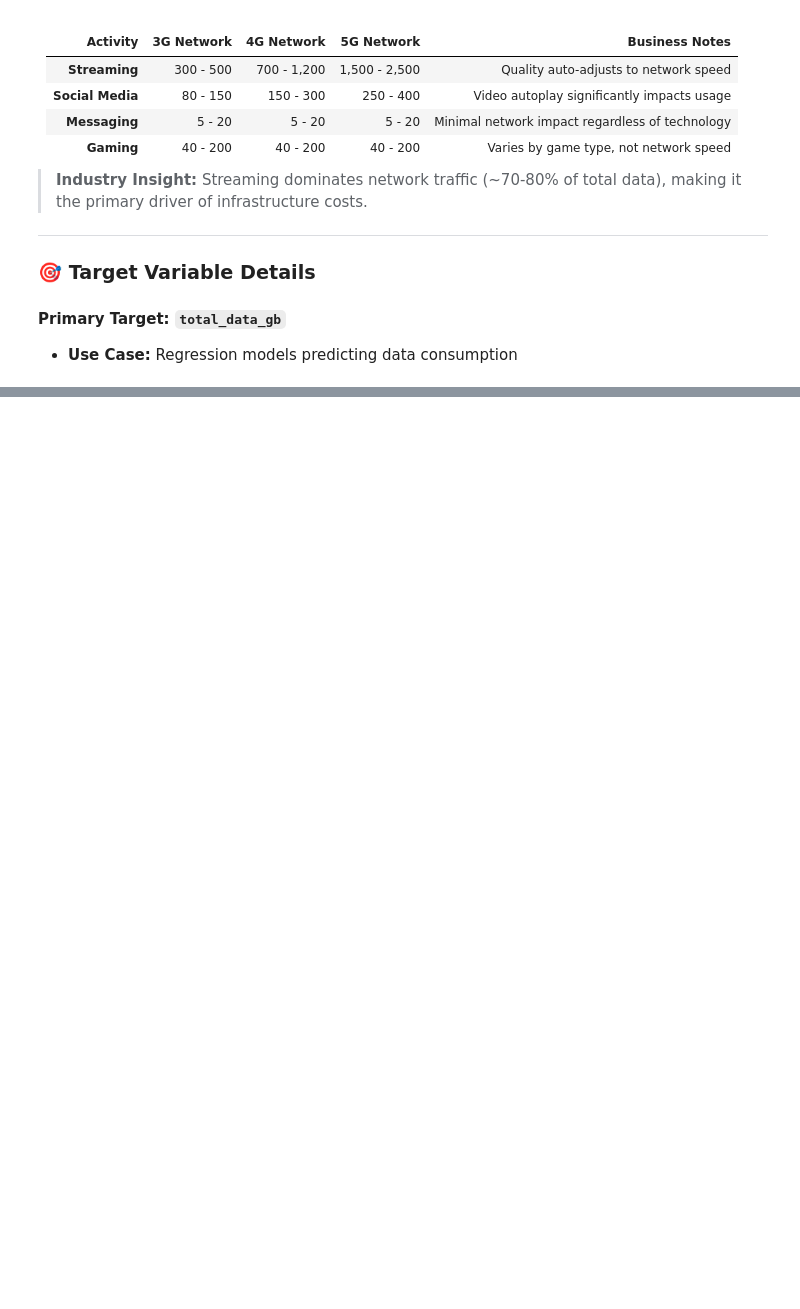
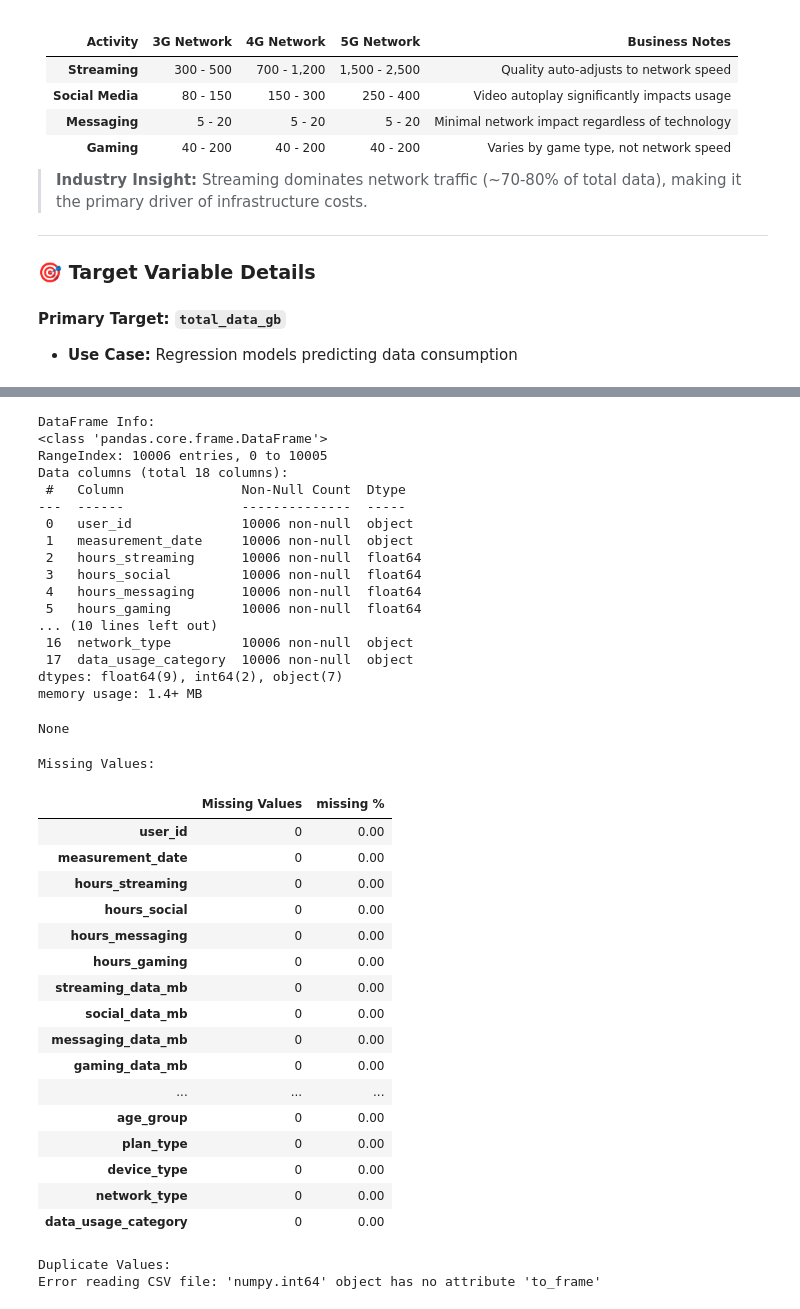
Before and after one commit to JmineSA/telecom-consumption-intelligence, a Jupyter notebook: notebooks/01_data_preparation.ipynb, the cells around one changed output, grey strips where cells are left out. Drawn from its saved outputs; the diff is of its cells as text; code cells hidden in the pictures; blank space fills up the shorter version.

```diff
--- a/notebooks/01_data_preparation.ipynb
+++ b/notebooks/01_data_preparation.ipynb
@@ -88,0 +158,42 @@ Contains **calculated data consumption** - this is what ML models **predict**. T
+# %%
+
+def load_and_inspect_data(data_folder, file_name, show_info=True, show_missing=True, show_duplucates=True):
+
+    try:
+        # Read the CSV file
+        df = pd.read_csv(f"{data_folder}\\{file_name}")
+        print(f"Shape: {df.shape} (Rows: {df.shape[0]}, Columns: {df.shape[1]})")
+        print("Data loaded successfully.")
+        display(df.head())
+
+        # Display basic info about the dataframe
+        if show_info:
+            print('\nDataFrame Info:')
+            display(df.info())
+
+        # Missing values summary
+        if show_missing:
+            print("\nMissing Values:")
+            missing = df.isna().sum().to_frame(name='Missing Values')
+            missing['missing %'] = (missing['Missing Values'] / len(df)) * 100
+            display(missing.sort_values(by='missing %', ascending=False))
+
+        #Duplucate values summary
+        if show_duplucates:
+            print("\nDuplicate Values:")
+            display(df.duplicated().sum().to_frame(name='Duplicate Values'))
+
+        return df
+
+    except FileNotFoundError:
+        print("CSV file not found. Please check the file path.")
+        return None
+    except Exception as e:
+        print(f"Error reading CSV file: {e}")
+        return None
+
+# Usage example:
+data_folder = r"G:\Study\DATA SCINCE\PROJECTS\POTFOLIO\telecom-consumption-intelligence\data\processed"
+file_name = "user_activity_data_daily.csv"
+df = load_and_inspect_data(data_folder, file_name)
+# %% [output]
@@ -88,0 +208,38 @@ Contains **calculated data consumption** - this is what ML models **predict**. T
+DataFrame Info:
+<class 'pandas.core.frame.DataFrame'>
+RangeIndex: 10006 entries, 0 to 10005
+Data columns (total 18 columns):
+ #   Column               Non-Null Count  Dtype
+---  ------               --------------  -----
+ 0   user_id              10006 non-null  object
+ 1   measurement_date     10006 non-null  object
+ 2   hours_streaming      10006 non-null  float64
+ 3   hours_social         10006 non-null  float64
+ 4   hours_messaging      10006 non-null  float64
+ 5   hours_gaming         10006 non-null  float64
+... (10 lines left out)
+ 16  network_type         10006 non-null  object
+ 17  data_usage_category  10006 non-null  object
+dtypes: float64(9), int64(2), object(7)
+memory usage: 1.4+ MB
+None
+Missing Values:
+|  | Missing Values | missing % |
+| user_id | 0 | 0.00 |
+| measurement_date | 0 | 0.00 |
+| hours_streaming | 0 | 0.00 |
+| hours_social | 0 | 0.00 |
+| hours_messaging | 0 | 0.00 |
+| hours_gaming | 0 | 0.00 |
+| streaming_data_mb | 0 | 0.00 |
+| social_data_mb | 0 | 0.00 |
+| messaging_data_mb | 0 | 0.00 |
+| gaming_data_mb | 0 | 0.00 |
+| ... | ... | ... |
+| age_group | 0 | 0.00 |
+| plan_type | 0 | 0.00 |
+| device_type | 0 | 0.00 |
+| network_type | 0 | 0.00 |
+| data_usage_category | 0 | 0.00 |
+Duplicate Values:
+Error reading CSV file: 'numpy.int64' object has no attribute 'to_frame'
```
Also changed, not shown: parts of 7 cells of this notebook.
